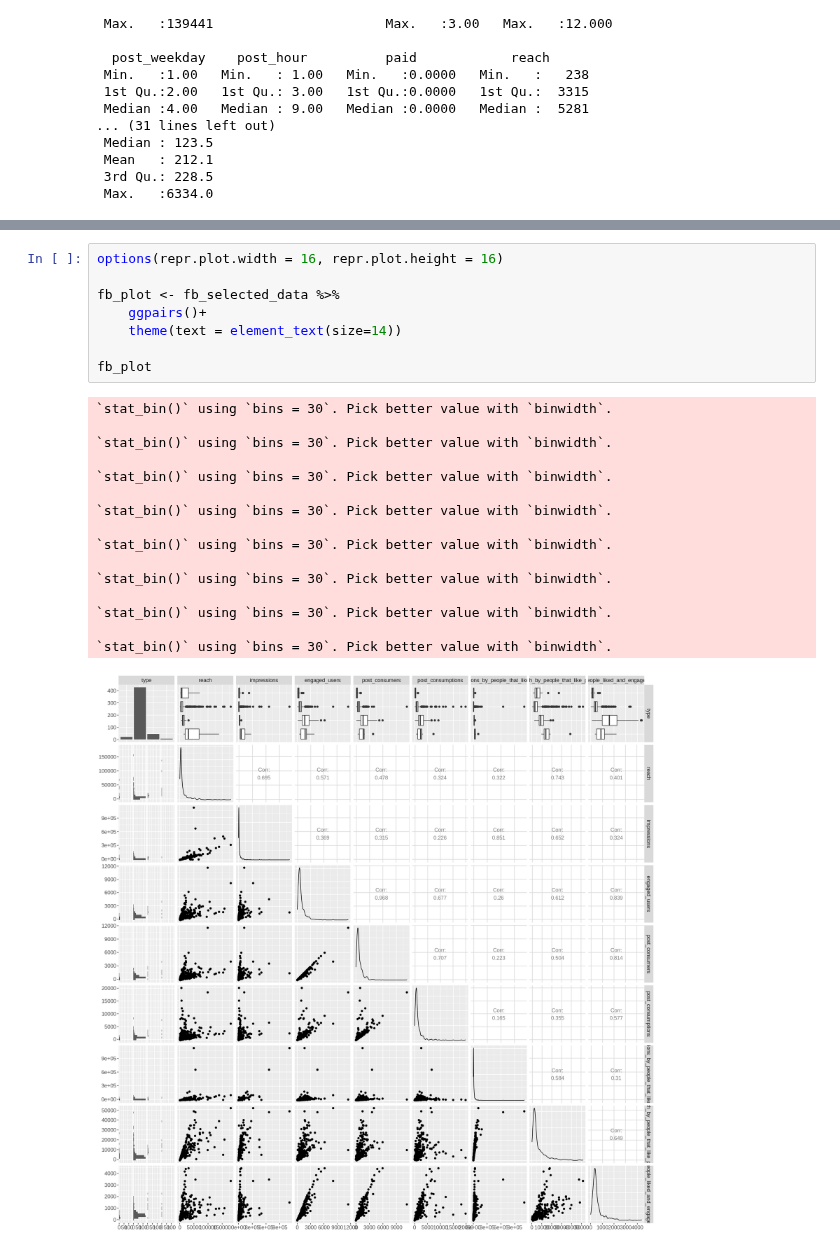
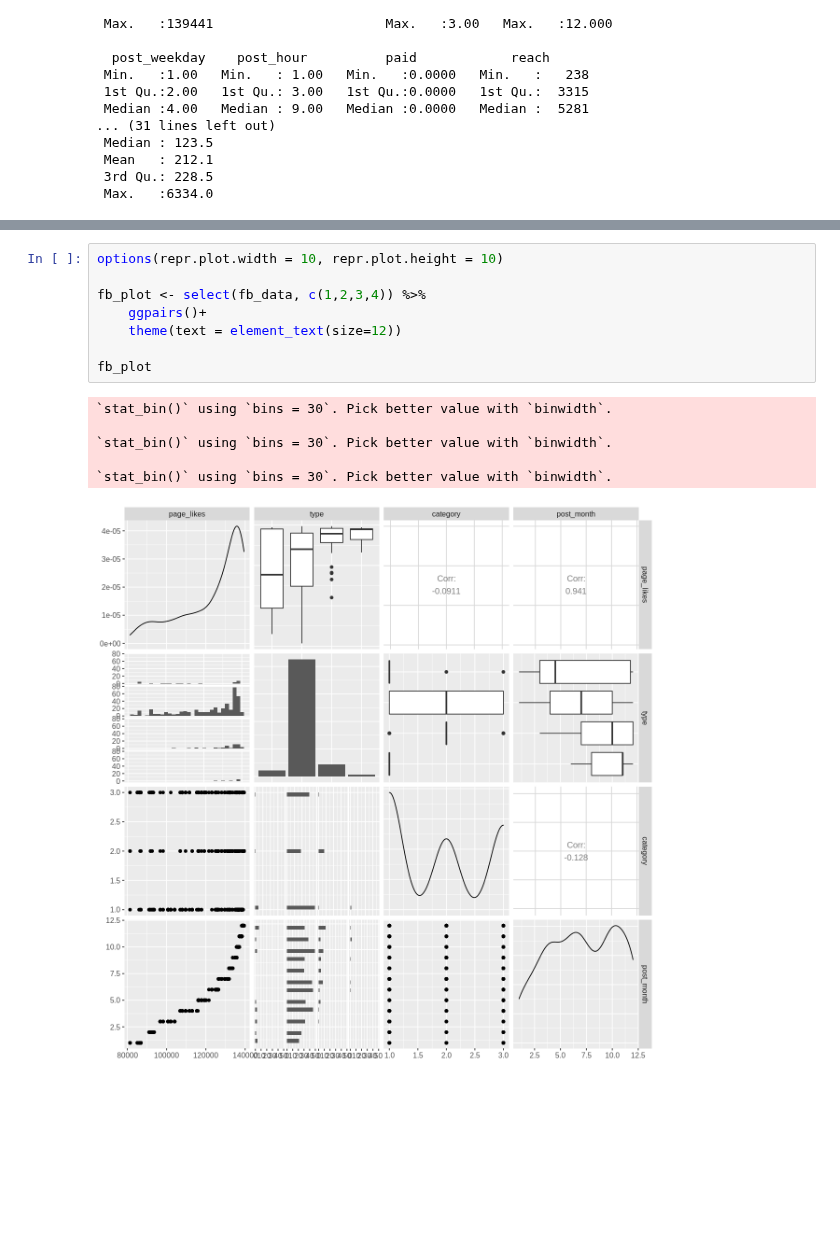
Before and after one commit to lucykvs/DSCI100-Project, a Jupyter notebook: Project.ipynb, the cells around one changed output, grey strips where cells are left out. Cells and saved outputs as stored; diff of their text form; blank space fills up the shorter version.

```diff
--- a/Project.ipynb
+++ b/Project.ipynb
@@ -117,25 +74,15 @@ A tibble: 500 × 9
 # %%
-options(repr.plot.width = 16, repr.plot.height = 16)
+options(repr.plot.width = 10, repr.plot.height = 10)
 
-fb_plot <- fb_selected_data %>%
+fb_plot <- select(fb_data, c(1,2,3,4)) %>%
     ggpairs()+
-    theme(text = element_text(size=14))
+    theme(text = element_text(size=12))
 
 fb_plot
 # %% [output]
 `stat_bin()` using `bins = 30`. Pick better value with `binwidth`.
 
 `stat_bin()` using `bins = 30`. Pick better value with `binwidth`.
 
 `stat_bin()` using `bins = 30`. Pick better value with `binwidth`.
-
-`stat_bin()` using `bins = 30`. Pick better value with `binwidth`.
-
-`stat_bin()` using `bins = 30`. Pick better value with `binwidth`.
-
-`stat_bin()` using `bins = 30`. Pick better value with `binwidth`.
-
-`stat_bin()` using `bins = 30`. Pick better value with `binwidth`.
-
-`stat_bin()` using `bins = 30`. Pick better value with `binwidth`.
-[figure, old version]
+[figure, new version]
```
Also changed, not shown: parts of 2 cells of this notebook.
